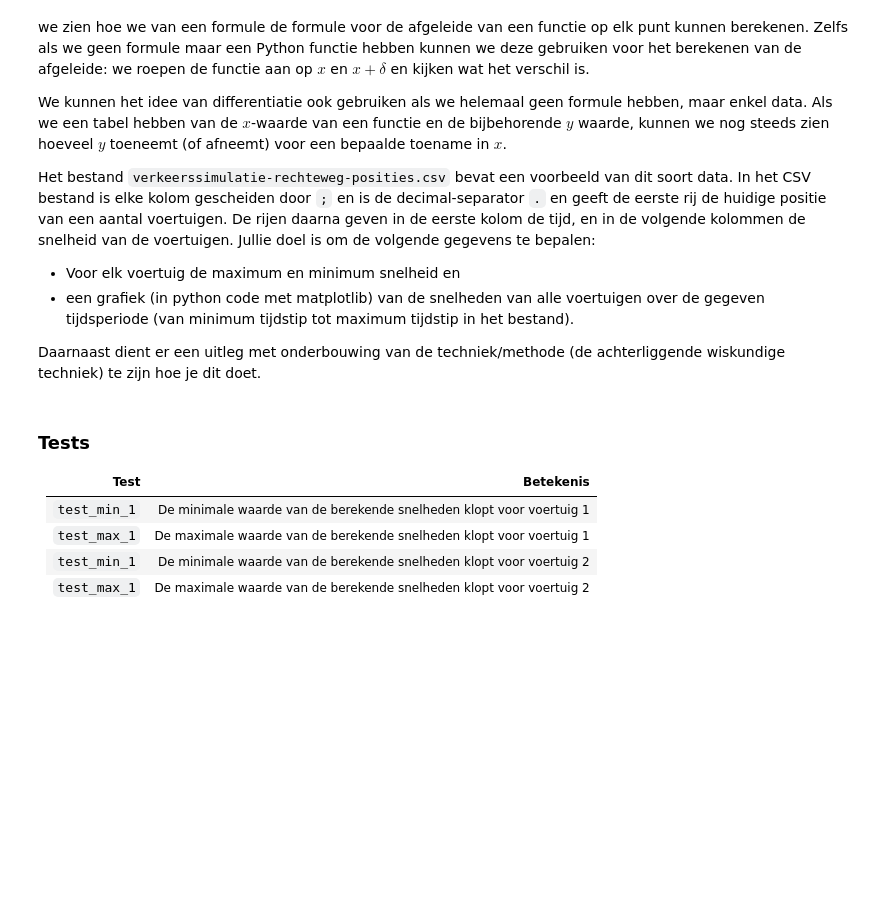
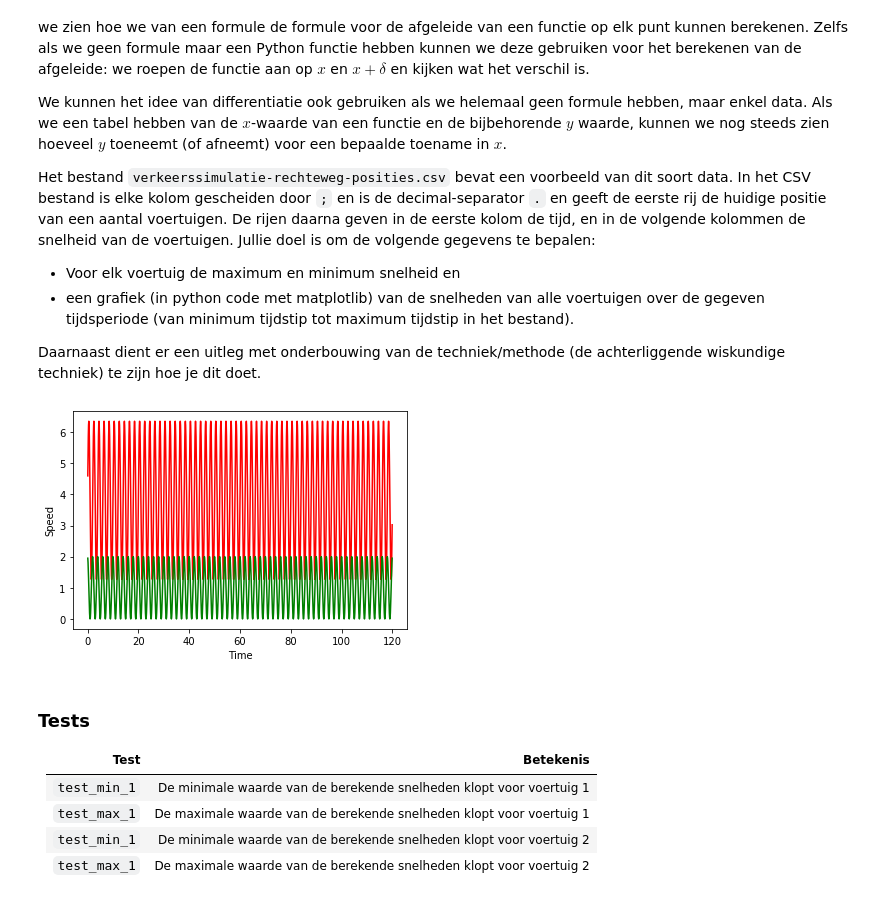
Before and after one commit to wail0152/Werkboek-AC, a Jupyter notebook: AC Werkboek.ipynb, the cells around one changed output. Cells and saved outputs as stored; diff of their text form; code cells hidden in the pictures; blank space fills up the shorter version.

```diff
--- a/AC Werkboek.ipynb
+++ b/AC Werkboek.ipynb
@@ -2120,3 +2109,37 @@ def bereken_deltas(times: np.ndarray, positions: np.ndarray) -> np.ndarray:
+# %%
+import csv
+import matplotlib.pyplot as plt
+
+def get_data() -> Tuple[np.ndarray, np.ndarray, np.ndarray]:
+    reader = csv.reader(open("verkeerssimulatie-rechteweg-posities.csv"), delimiter=";")
+    times = []
+    pos_car1 = []
+    pos_car2 = []
+    for row in reader:
+        times.append(float(row[0]))
+        pos_car1.append(float(row[1]))
+        pos_car2.append(float(row[2]))
+    return (np.array(times), np.array(pos_car1), np.array(pos_car2))
+
+def plot_data(ys: np.ndarray, xss: List[np.ndarray]):
+    plt.ylabel("Speed")
+    plt.xlabel("Time")
+    plt.plot(ys, xss[0], 'r')
+    plt.plot(ys, xss[1], 'g')
+    plt.show()
+
+def bereken_deltas(times: np.ndarray, positions: np.ndarray) -> np.ndarray:
+    deltas = []
+    for x in range(len(times) - 1):
+        deltas.append((float(positions[x + 1]) - float(positions[x])) / (float(times[x + 1]) - float(times[x])))
+    return np.array(deltas)
+
+t, c1, c2 = get_data()
+s1 = bereken_deltas(t, c1)
+s2 = bereken_deltas(t, c2)
+plot_data(np.delete(t, 0), [s1, s2])
+# %% [output]
+[figure, added]
 # %% [markdown]
 ### Tests
 | **Test** | **Betekenis** |
```
Also changed, not shown: parts of 22 cells of this notebook.
